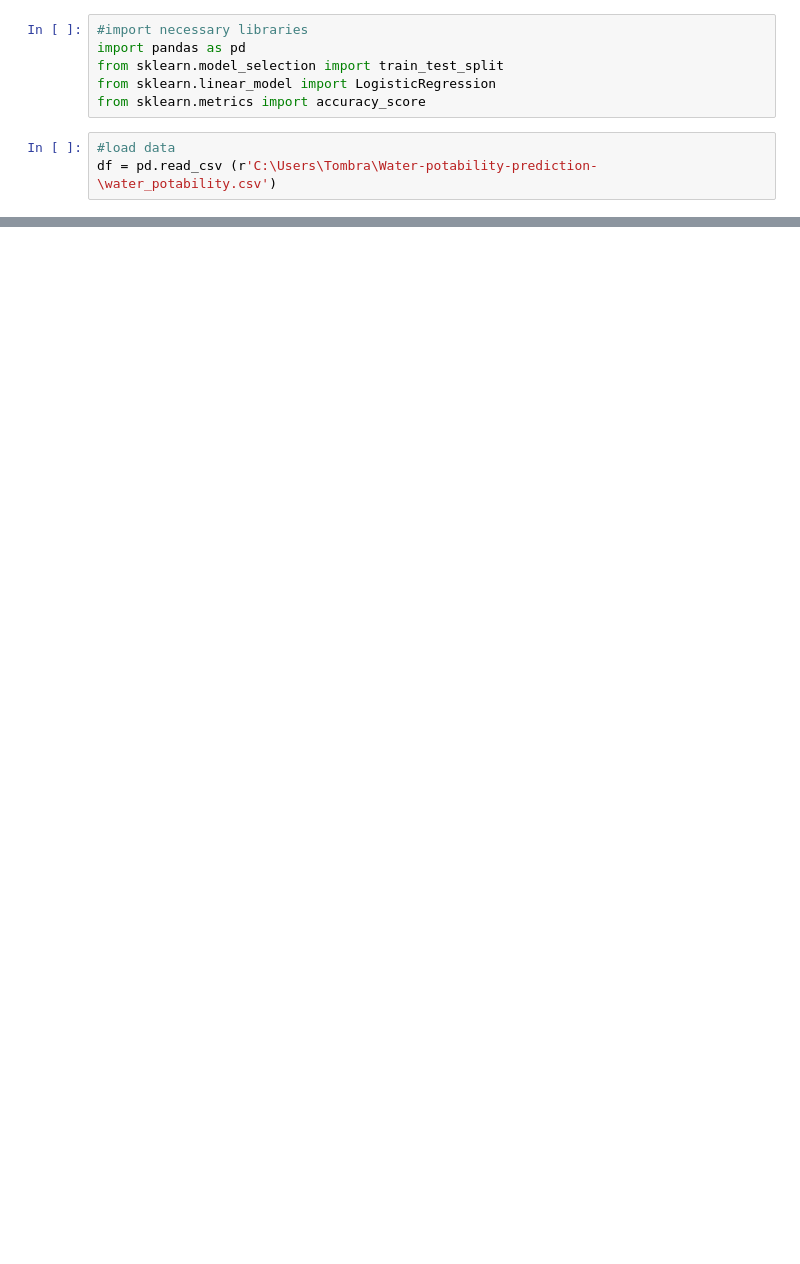
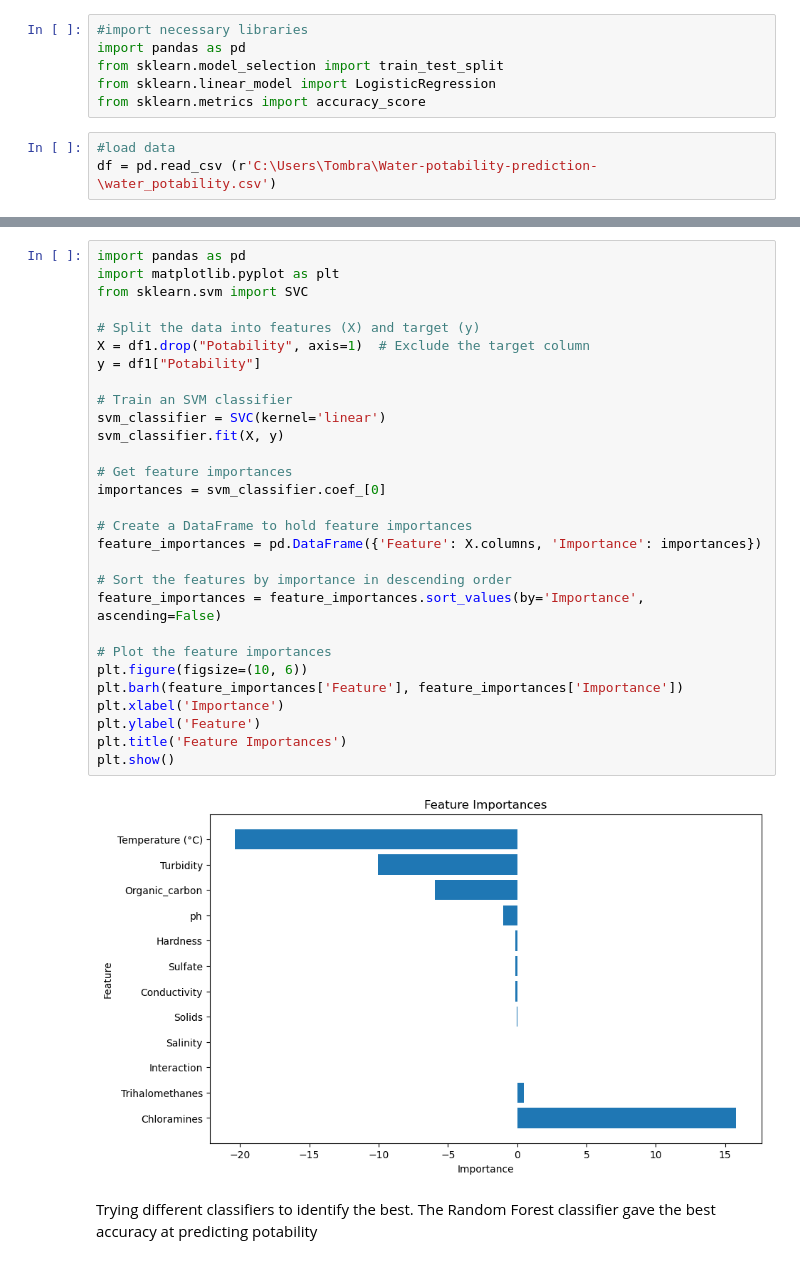
Before and after one commit to tombra1984/Water-Potability-prediction-, a Jupyter notebook: modelling.ipynb, the cells around one changed output, grey strips where cells are left out. Saved outputs shown, nothing was run; the diff lists cells and outputs as text; blank space fills up the shorter version.

```diff
--- a/modelling.ipynb
+++ b/modelling.ipynb
@@ -33,0 +138,33 @@ df1
+# %%
+import pandas as pd
+import matplotlib.pyplot as plt
+from sklearn.svm import SVC
+
+# Split the data into features (X) and target (y)
+X = df1.drop("Potability", axis=1)  # Exclude the target column
+y = df1["Potability"]
+
+# Train an SVM classifier
+svm_classifier = SVC(kernel='linear')
+svm_classifier.fit(X, y)
+
+# Get feature importances
+importances = svm_classifier.coef_[0]
+
+# Create a DataFrame to hold feature importances
+feature_importances = pd.DataFrame({'Feature': X.columns, 'Importance': importances})
+
+# Sort the features by importance in descending order
+feature_importances = feature_importances.sort_values(by='Importance', ascending=False)
+
+# Plot the feature importances
+plt.figure(figsize=(10, 6))
+plt.barh(feature_importances['Feature'], feature_importances['Importance'])
+plt.xlabel('Importance')
+plt.ylabel('Feature')
+plt.title('Feature Importances')
+plt.show()
+# %% [output]
+[figure, added]
+# %% [markdown]
+Trying different classifiers to identify the best. The Random Forest classifier gave the best accuracy at predicting potability
```
Also changed, not shown: parts of 69 cells of this notebook, 3 other files.
